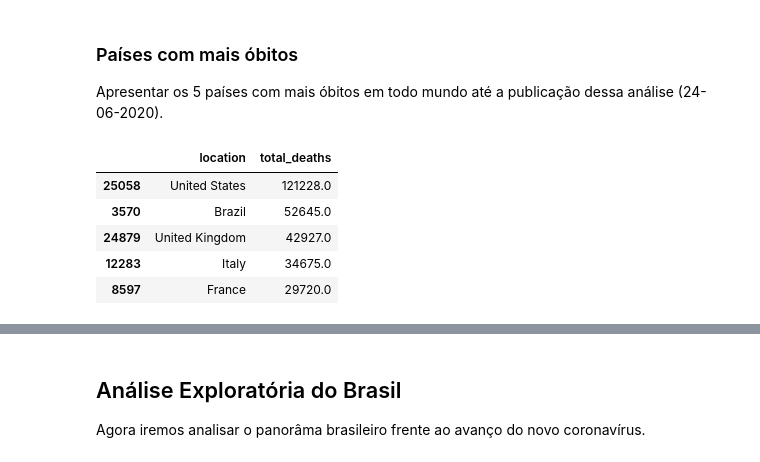
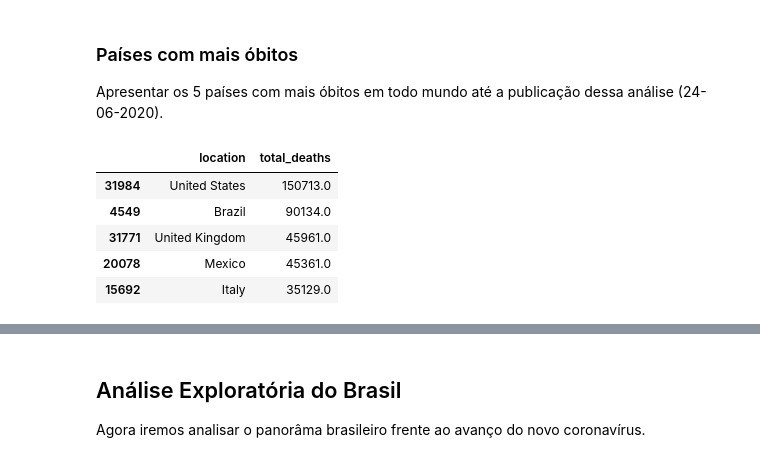
Before and after one commit to felipeeduardo90/Data-Science, a Jupyter notebook: COVID19.ipynb, the cells around one changed output, grey strips where cells are left out. Drawn from its saved outputs; the diff is of its cells as text; code cells hidden in the pictures.

```diff
--- a/COVID19.ipynb
+++ b/COVID19.ipynb
@@ -204,13 +221,13 @@ plt.tight_layout()
 Apresentar os 5 países com mais óbitos em todo mundo até a publicação dessa análise (24-06-2020).
 # %%
 # Atribuir slice dos 5 primeiros a uma variável e apresentar o dataframe
-df_deaths = df.loc[df.date == '2020-06-24',
+df_deaths = df.loc[df.date == '2020-07-30',
        ['location', 'total_deaths']].sort_values(by='total_deaths', ascending=False)[1:6].copy()
 df_deaths
 # %% [output]
 |  | location | total_deaths |
-| 25058 | United States | 121228.0 |
-| 3570 | Brazil | 52645.0 |
-| 24879 | United Kingdom | 42927.0 |
-| 12283 | Italy | 34675.0 |
-| 8597 | France | 29720.0 |
+| 31984 | United States | 150713.0 |
+| 4549 | Brazil | 90134.0 |
+| 31771 | United Kingdom | 45961.0 |
+| 20078 | Mexico | 45361.0 |
+| 15692 | Italy | 35129.0 |
```
Also changed, not shown: parts of 30 cells of this notebook.
